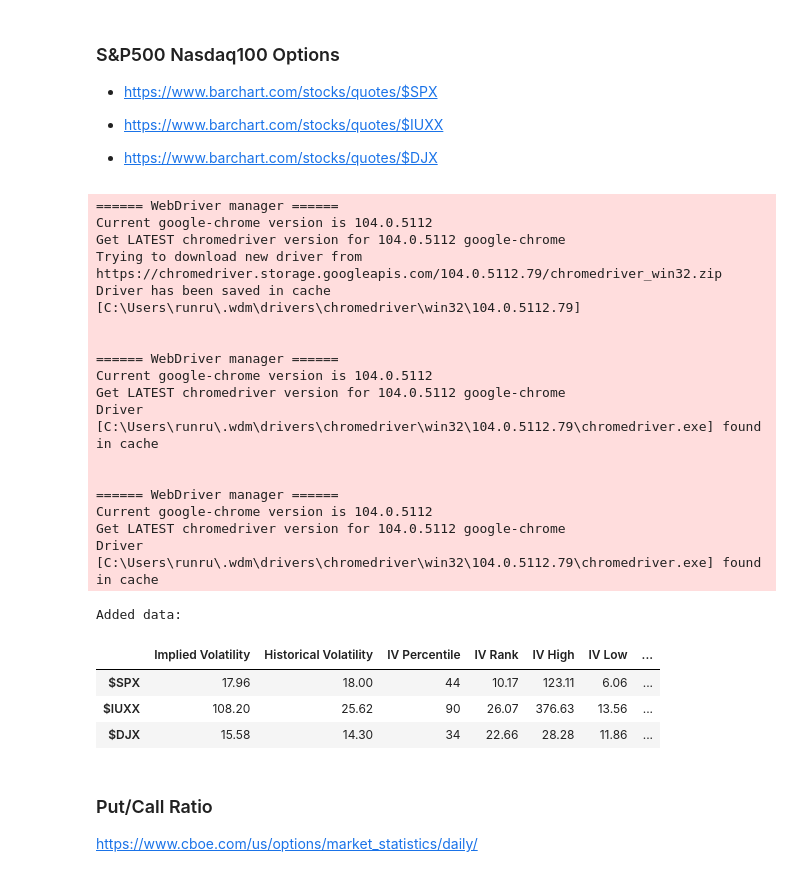
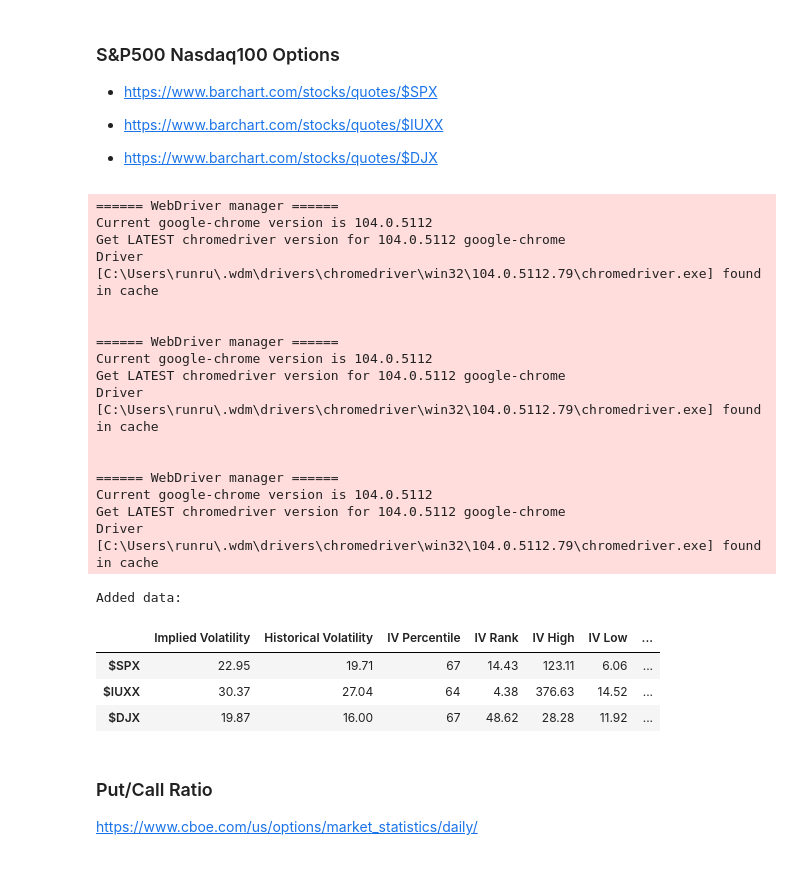
Before and after one commit to RanArino/Data_Analysis_Python, a Jupyter notebook: Finance/Analysis.ipynb, the cells around one changed output. Saved outputs shown, nothing was run; the diff lists cells and outputs as text; code cells hidden in the pictures.

```diff
--- a/Finance/Analysis.ipynb
+++ b/Finance/Analysis.ipynb
@@ -113,30 +121,29 @@ Added data
 - https://www.barchart.com/stocks/quotes/$DJX
 # %%
 # S&P500 and Nasdaq100 Options data
-FF.GET_OPTIONS(['$SPX','$IUXX', '$DJX'])
+FF.get_options(['$SPX','$IUXX', '$DJX'])
 # %% [output]
 ====== WebDriver manager ======
 Current google-chrome version is 104.0.5112
 Get LATEST chromedriver version for 104.0.5112 google-chrome
-Trying to download new driver from https://chromedriver.storage.googleapis.com/104.0.5112.79/chromedriver_win32.zip
-Driver has been saved in cache [C:\Users\runru\.wdm\drivers\chromedriver\win32\104.0.5112.79]
+Driver [C:\Users\runru\.wdm\drivers\chromedriver\win32\104.0.5112.79\chromedriver.exe] found in cache
 
 
 ====== WebDriver manager ======
 Current google-chrome version is 104.0.5112
 Get LATEST chromedriver version for 104.0.5112 google-chrome
 Driver [C:\Users\runru\.wdm\drivers\chromedriver\win32\104.0.5112.79\chromedriver.exe] found in cache
 
 
 ====== WebDriver manager ======
 Current google-chrome version is 104.0.5112
 Get LATEST chromedriver version for 104.0.5112 google-chrome
 Driver [C:\Users\runru\.wdm\drivers\chromedriver\win32\104.0.5112.79\chromedriver.exe] found in cache
 Added data:
 |  | Implied Volatility | Historical Volatility | IV Percentile | IV Rank | IV High | IV Low | ... |
-| $SPX | 17.96 | 18.00 | 44 | 10.17 | 123.11 | 6.06 | ... |
-| $IUXX | 108.20 | 25.62 | 90 | 26.07 | 376.63 | 13.56 | ... |
-| $DJX | 15.58 | 14.30 | 34 | 22.66 | 28.28 | 11.86 | ... |
+| $SPX | 22.95 | 19.71 | 67 | 14.43 | 123.11 | 6.06 | ... |
+| $IUXX | 30.37 | 27.04 | 64 | 4.38 | 376.63 | 14.52 | ... |
+| $DJX | 19.87 | 16.00 | 67 | 48.62 | 28.28 | 11.92 | ... |
 # %% [markdown]
 ### Put/Call Ratio
 https://www.cboe.com/us/options/market_statistics/daily/
```
Also changed, not shown: parts of 46 cells of this notebook, 1 other file.
